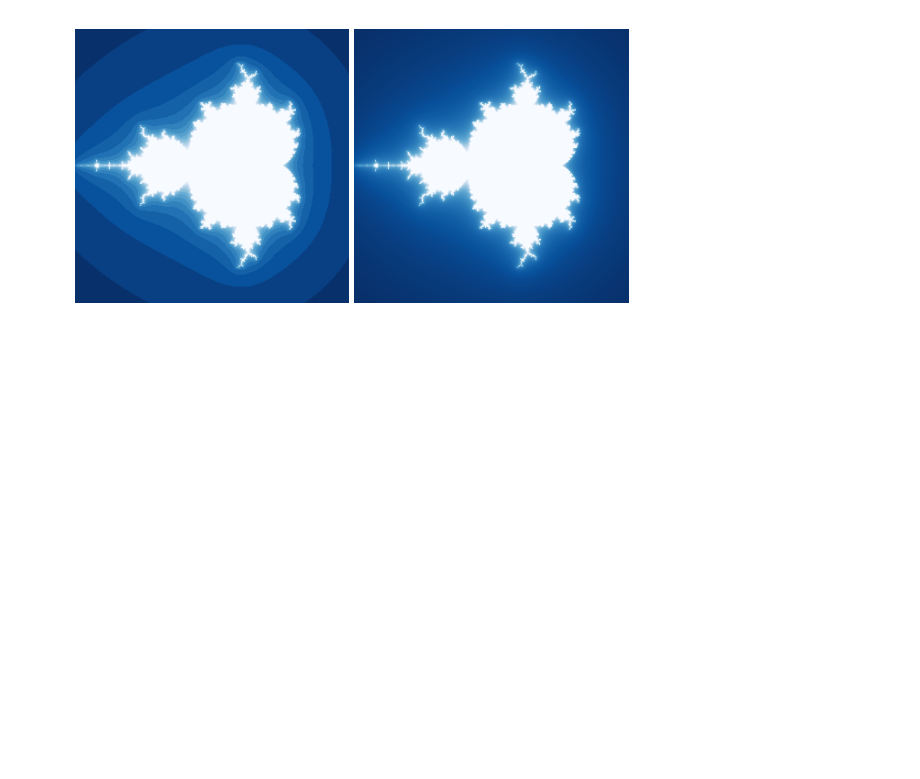
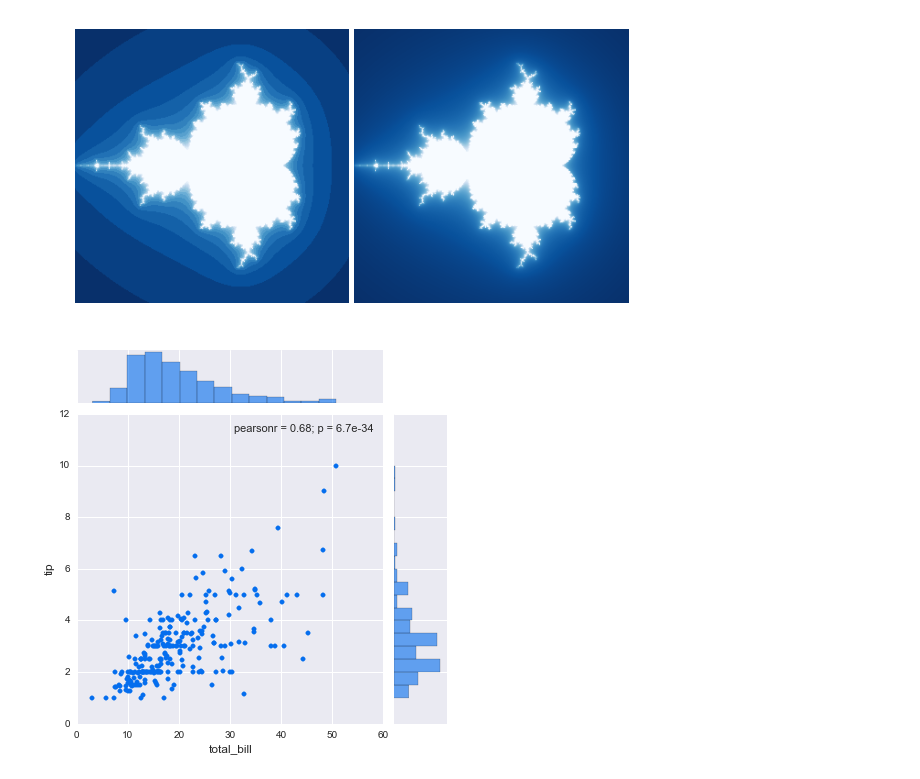
Before and after one commit to ShujiaHuang/geneview, a Jupyter notebook: docs/tutorial/palettes.ipynb, the cells around one changed output. Cells and saved outputs as stored; diff of their text form; code cells hidden in the pictures; blank space fills up the shorter version.

```diff
--- a/docs/tutorial/palettes.ipynb
+++ b/docs/tutorial/palettes.ipynb
@@ -154,0 +157,6 @@ gv.mandelbrot_smooth()
+# %%
+tips = gv.util.load_dataset("tips")
+# %%
+g = gv.jointplot(x="total_bill", y="tip", data=tips)
+# %% [output]
+[figure, added]
```
Also changed, not shown: parts of 1 cell of this notebook.
